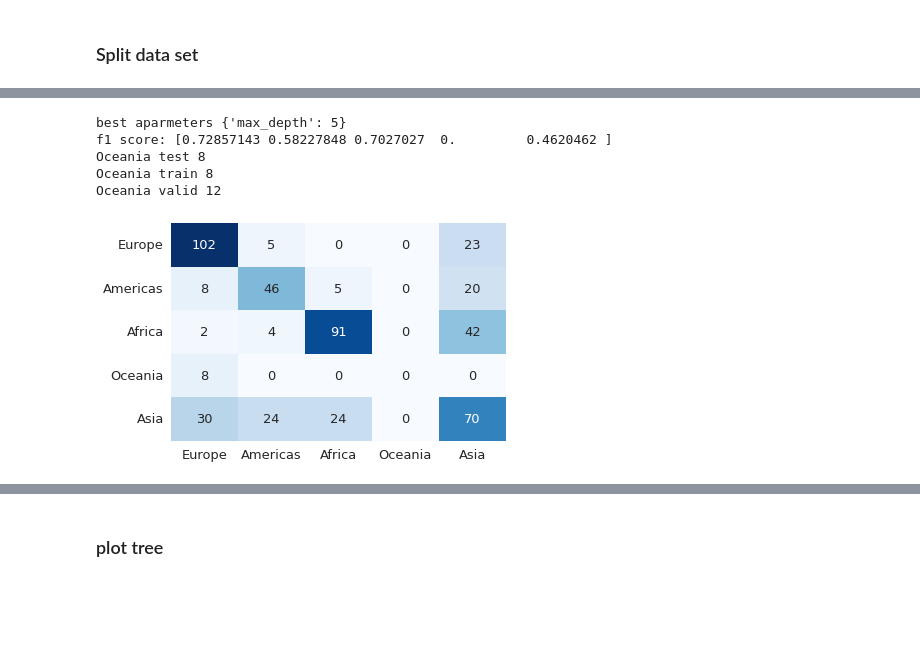
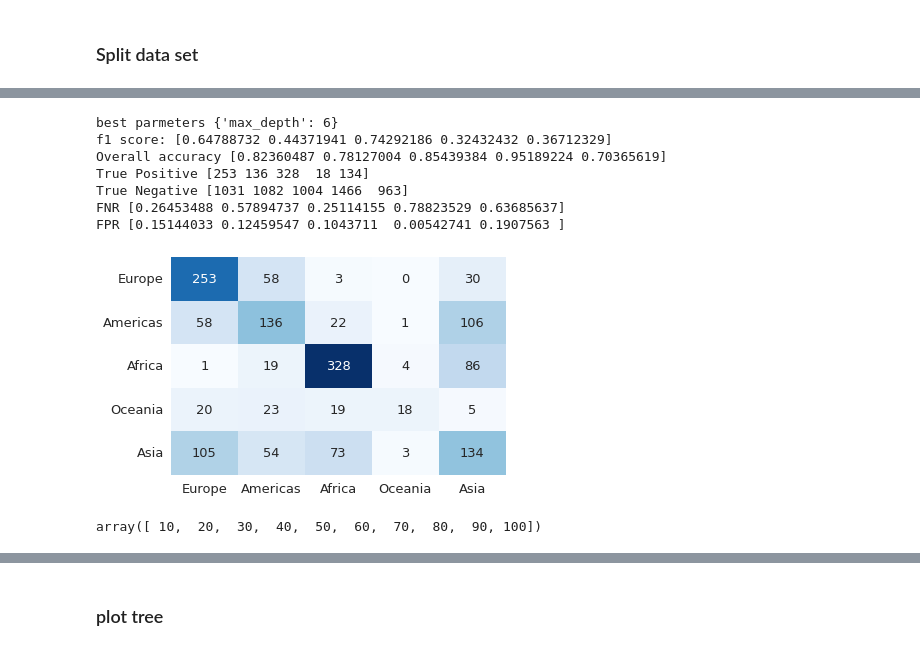
Before and after one commit to wolfbrr/FDS-2022, a Jupyter notebook: assignment-1/assignment-1.ipynb, the cells around one changed output, grey strips where cells are left out. Drawn from its saved outputs; the diff is of its cells as text; code cells hidden in the pictures; blank space fills up the shorter version.

Commit message:
random forest and decision tree classifiers with metrics

```diff
--- a/assignment-1/assignment-1.ipynb
+++ b/assignment-1/assignment-1.ipynb
@@ -182,7 +185,7 @@ df_happiness_merged.drop(columns=['Country name','Country or Area'], inplace=Tru
 # %%
 HDI = pd.read_csv('HDI2.csv', sep=';')
 HDI.drop(columns=['region','country'],inplace=True)
-HDI = HDI.melt(id_vars=['iso3'], var_name='Year', value_name='Human Development Index (UNDP)')
+HDI = HDI.melt(id_vars=['iso3'], var_name='Year', value_name='HDI')
 HDI['Year'] = HDI['Year'].astype(int)
 HDI.sort_values(by=['Year'], inplace = True)
 HDI.set_index(['Year', 'iso3'], inplace = True)
@@ -199,4 +202,4 @@ HDI.index.rename(['Year','ISO-alpha3 Code'], inplace=True)
 # %%
 df_merged = df_un_merged.merge(df_happiness_merged, how='left', left_index=True, right_index=True)
 df_merged = df_merged.merge(HDI, how='left', left_index=True, right_index=True)
-df_merged.dropna(subset=['Human Development Index (UNDP)'])
+df_merged.dropna(subset=['HDI'], inplace=True)
@@ -217,0 +252,4 @@ df_merged.dropna(subset=['Human Development Index (UNDP)'])
+# %%
+Xtest = df_merged['HDI'].values
+LL_pred = polymodel.predict(Xtest[:, np.newaxis])
+df_merged.loc[df_merged['Life Ladder'].isna(),'Life Ladder'] = LL_pred[df_merged['Life Ladder'].isna()]
@@ -392,45 +468,81 @@ from sklearn.tree import DecisionTreeClassifier
 from sklearn.metrics import confusion_matrix, f1_score
 from sklearn.model_selection import train_test_split
 from sklearn.model_selection import GridSearchCV
-
-features=['Human Development Index (UNDP)', 'climate', 'Life Ladder']
+features=['HDI', 'climate', 'Life Ladder']
 # features=['Human Development Index (UNDP)', 'climate']
 # features=[ 'climate', 'Life Ladder']
-df = df_merged_05_20.dropna(subset=features)
-df = df.dropna(subset='Region Name')
+
+#all the countries
+df = df_merged.dropna(subset=features)
+
+df = df.dropna(subset=features)
 
 x=df
 y=x['Region Name']
 categories = ['Europe', 'Americas', 'Africa', 'Oceania', 'Asia']
 
 
 # splitting the data
 x_rem, x_test, y_rem, y_test = train_test_split(x, y, test_size=0.3, random_state = 42)
 x_train, x_valid, y_train, y_valid = train_test_split(x_rem, y_rem, test_size=0.3, random_state = 42)
 clf = DecisionTreeClassifier(random_state=10)
 
 ### Hyperparameters tunning based grid search on validation data set
 # Create grid of parameters to test through cross-validation
 param_grid = {'max_depth': np.arange(3,10) }
 grid = GridSearchCV(clf, param_grid, cv=5, scoring='accuracy')
 grid.fit(x_valid[features], y_valid)
 
 ### Fit the best estimator on the train set
 grid.best_estimator_.fit(x_train[features], y_train)
-print("best aparmeters" ,grid.best_params_)
+print("best parmeters" ,grid.best_params_)
 y_pred = grid.best_estimator_.predict(x_test[features])
 conf_mat = confusion_matrix(y_test, y_pred, labels=categories)
 sns.heatmap(conf_mat, annot=True, xticklabels=categories, yticklabels=categories, cbar=False,
             fmt='d', cmap='Blues')
+best_tree=grid.best_estimator_
+print("f1 score:",f1_score(y_test, y_pred, average=None, labels=categories))
+# print('Oceania rows in test',y_test[y_test=='Oceania'].count())
+# print('Oceania rows train',y_train[y_train=='Oceania'].count())
+# print('Oceania rows valid',y_valid[y_valid=='Oceania'].count())
+FP = conf_mat.sum(axis=0) - np.diag(conf_mat)
+FN = conf_mat.sum(axis=1) - np.diag(conf_mat)
+TP = np.diag(conf_mat)
+TN = conf_mat.sum() - (FP + FN + TP)
 
-print("f1 score:",f1_score(y_test, y_pred, average=None, labels=categories))
-print('Oceania rows in test',y_test[y_test=='Oceania'].count())
-print('Oceania rows train',y_train[y_train=='Oceania'].count())
-print('Oceania rows valid',y_valid[y_valid=='Oceania'].count())
+# Sensitivity, hit rate, recall, or true positive rate
+TPR = TP/(TP+FN)
+# Specificity or true negative rate
+TNR = TN/(TN+FP)
+# Precision or positive predictive value
+PPV = TP/(TP+FP)
+# Negative predictive value
+NPV = TN/(TN+FN)
+# Fall out or false positive rate
+FPR = FP/(FP+TN)
+# False negative rate
+FNR = FN/(TP+FN)
+# False discovery rate
+FDR = FP/(TP+FP)
+
+# Overall accuracy
+ACC = (TP+TN)/(TP+FP+FN+TN)
+print('Overall accuracy', ACC)
+print('True Positive', TP)
+print("True Negative", TN)
+
+print("FNR", FNR)
+print("FPR", FPR)
 # %% [output]
-best aparmeters {'max_depth': 5}
-f1 score: [0.72857143 0.58227848 0.7027027  0.         0.4620462 ]
-Oceania test 8
-Oceania train 8
-Oceania valid 12
+best parmeters {'max_depth': 6}
+f1 score: [0.64788732 0.44371941 0.74292186 0.32432432 0.36712329]
+Overall accuracy [0.82360487 0.78127004 0.85439384 0.95189224 0.70365619]
+True Positive [253 136 328  18 134]
+True Negative [1031 1082 1004 1466  963]
+FNR [0.26453488 0.57894737 0.25114155 0.78823529 0.63685637]
+FPR [0.15144033 0.12459547 0.1043711  0.00542741 0.1907563 ]
-[figure, old version]
+[figure, new version]
+# %%
+np.arange(10,101,10)
+# %% [output]
+array([ 10,  20,  30,  40,  50,  60,  70,  80,  90, 100])
```
Also changed, not shown: parts of 18 cells of this notebook.
